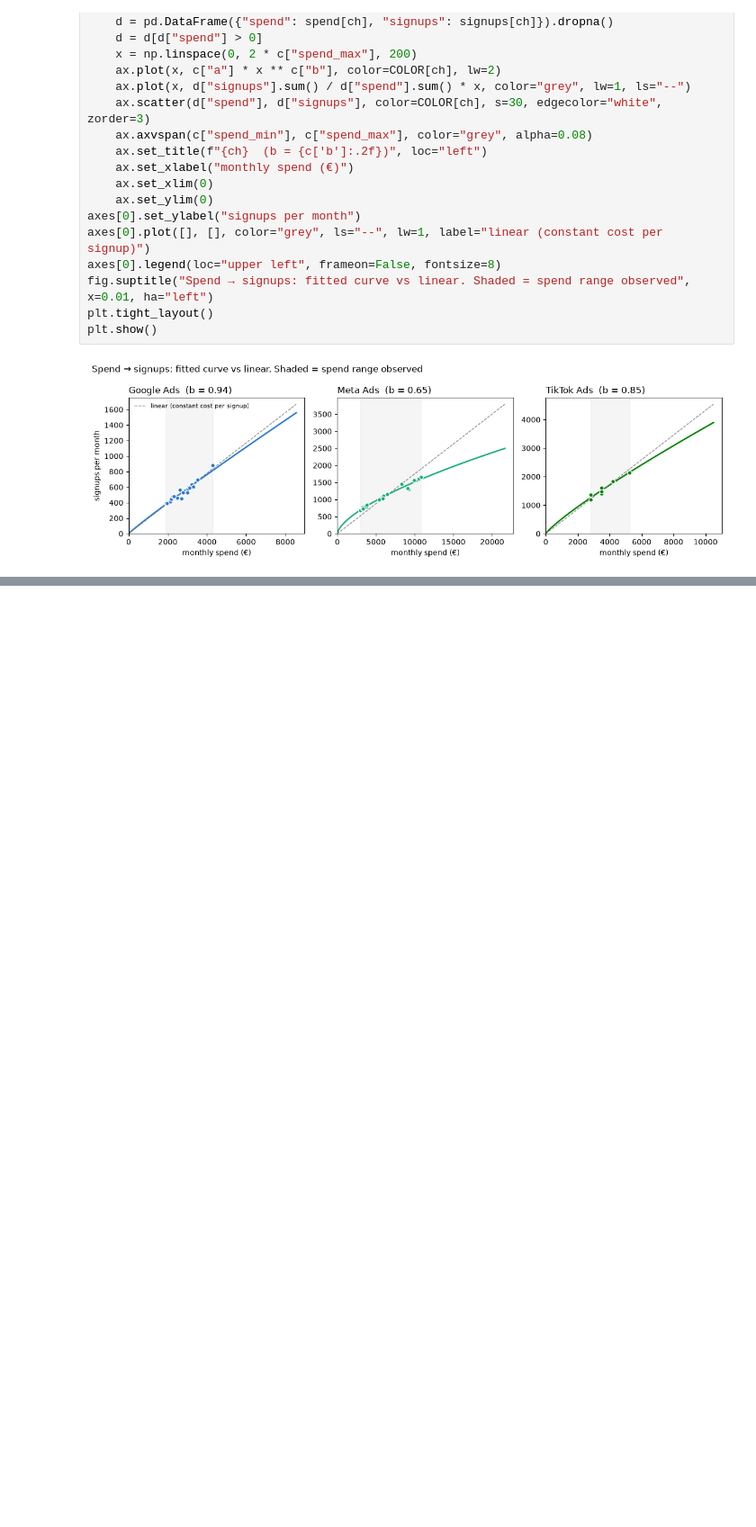
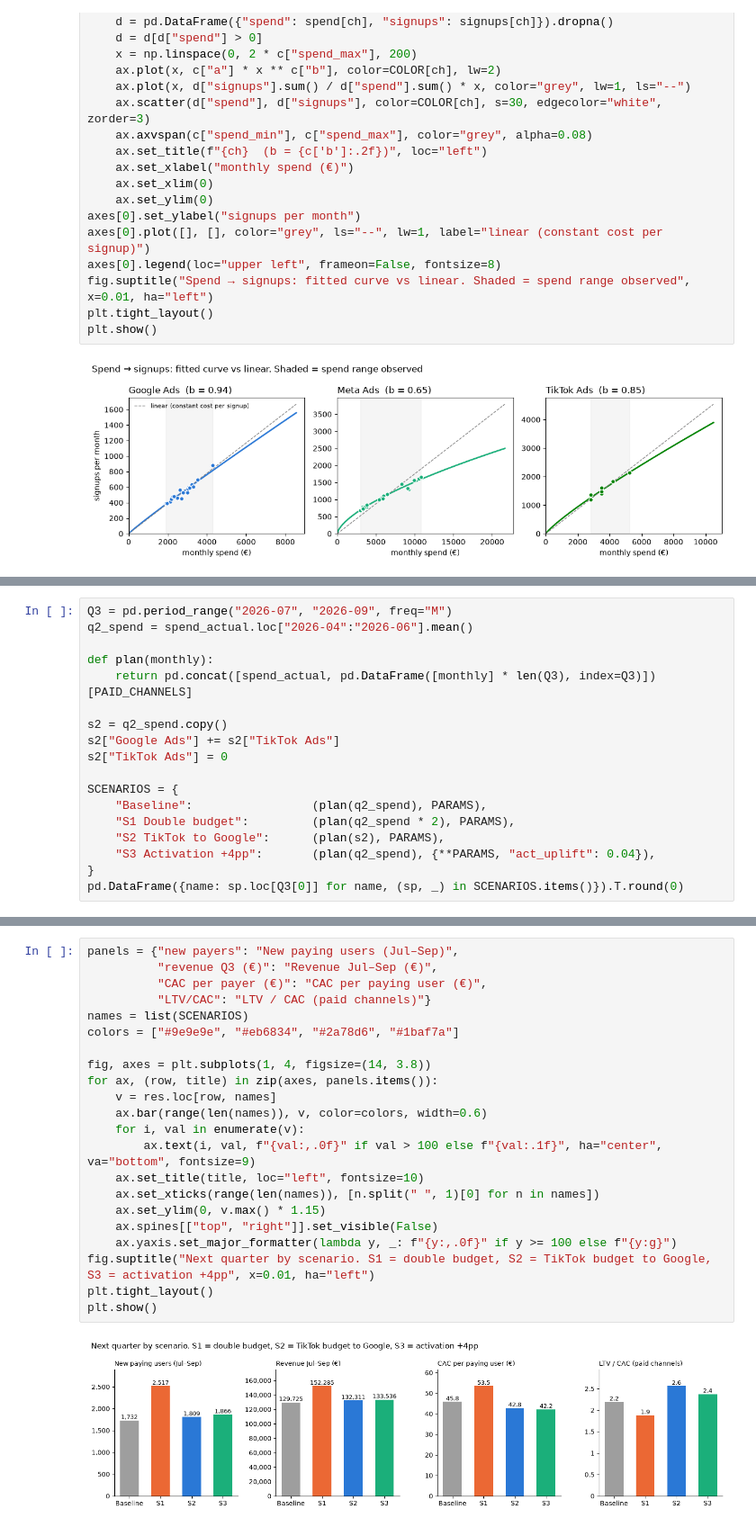
Before and after one commit to abdo0620/Filoop, a Jupyter notebook: notebooks/growth_model.ipynb, the cells around one changed output, grey strips where cells are left out. Shown at 90% size. Saved outputs shown, nothing was run; the diff lists cells and outputs as text; blank space fills up the shorter version.

Commit message:
Backtests of the 3 scenarios

```diff
--- a/notebooks/growth_model.ipynb
+++ b/notebooks/growth_model.ipynb
@@ -187,0 +482,18 @@ plt.show()
+# %%
+Q3 = pd.period_range("2026-07", "2026-09", freq="M")
+q2_spend = spend_actual.loc["2026-04":"2026-06"].mean()
+
+def plan(monthly):
+    return pd.concat([spend_actual, pd.DataFrame([monthly] * len(Q3), index=Q3)])[PAID_CHANNELS]
+
+s2 = q2_spend.copy()
+s2["Google Ads"] += s2["TikTok Ads"]
+s2["TikTok Ads"] = 0
+
+SCENARIOS = {
+    "Baseline":                 (plan(q2_spend), PARAMS),
+    "S1 Double budget":         (plan(q2_spend * 2), PARAMS),
+    "S2 TikTok to Google":      (plan(s2), PARAMS),
+    "S3 Activation +4pp":       (plan(q2_spend), {**PARAMS, "act_uplift": 0.04}),
+}
+pd.DataFrame({name: sp.loc[Q3[0]] for name, (sp, _) in SCENARIOS.items()}).T.round(0)
@@ -187,0 +561,24 @@ plt.show()
+# %%
+panels = {"new payers": "New paying users (Jul–Sep)",
+          "revenue Q3 (€)": "Revenue Jul–Sep (€)",
+          "CAC per payer (€)": "CAC per paying user (€)",
+          "LTV/CAC": "LTV / CAC (paid channels)"}
+names = list(SCENARIOS)
+colors = ["#9e9e9e", "#eb6834", "#2a78d6", "#1baf7a"]
+
+fig, axes = plt.subplots(1, 4, figsize=(14, 3.8))
+for ax, (row, title) in zip(axes, panels.items()):
+    v = res.loc[row, names]
+    ax.bar(range(len(names)), v, color=colors, width=0.6)
+    for i, val in enumerate(v):
+        ax.text(i, val, f"{val:,.0f}" if val > 100 else f"{val:.1f}", ha="center", va="bottom", fontsize=9)
+    ax.set_title(title, loc="left", fontsize=10)
+    ax.set_xticks(range(len(names)), [n.split(" ", 1)[0] for n in names])
+    ax.set_ylim(0, v.max() * 1.15)
+    ax.spines[["top", "right"]].set_visible(False)
+    ax.yaxis.set_major_formatter(lambda y, _: f"{y:,.0f}" if y >= 100 else f"{y:g}")
+fig.suptitle("Next quarter by scenario. S1 = double budget, S2 = TikTok budget to Google, S3 = activation +4pp", x=0.01, ha="left")
+plt.tight_layout()
+plt.show()
+# %% [output]
+[figure, added]
```
Also changed, not shown: parts of 24 cells of this notebook.
